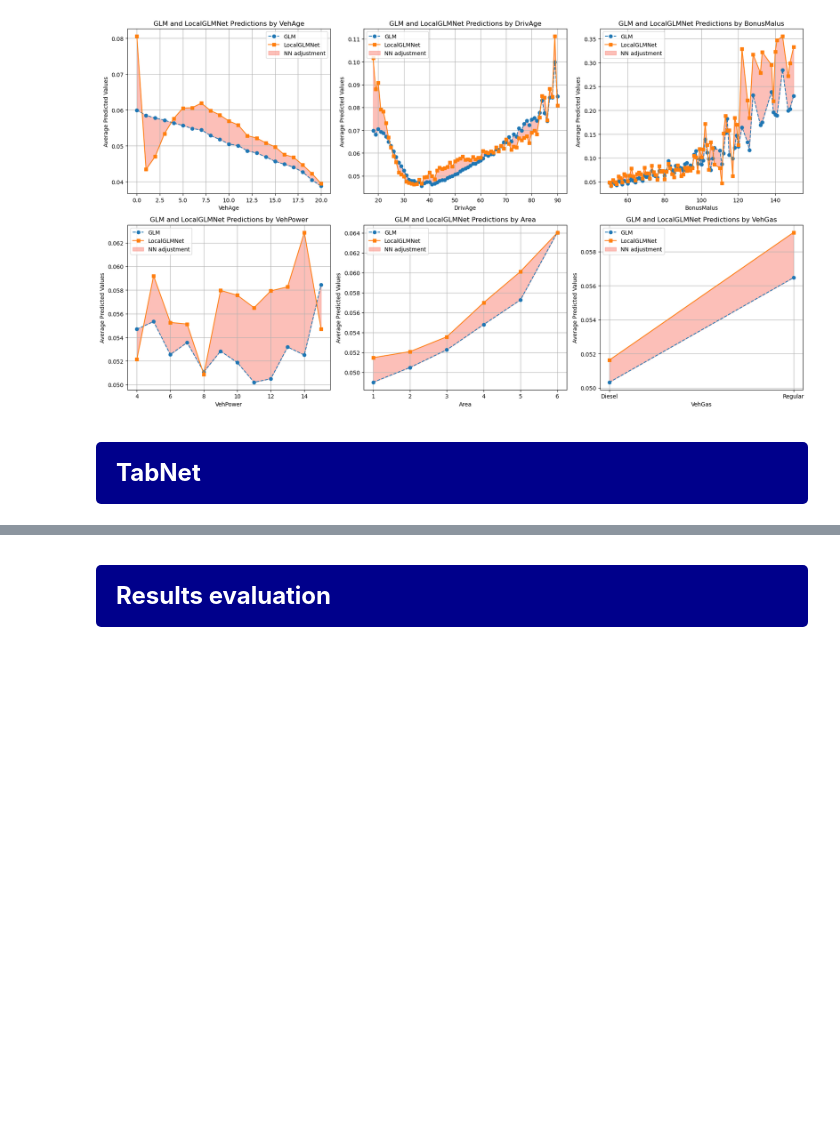
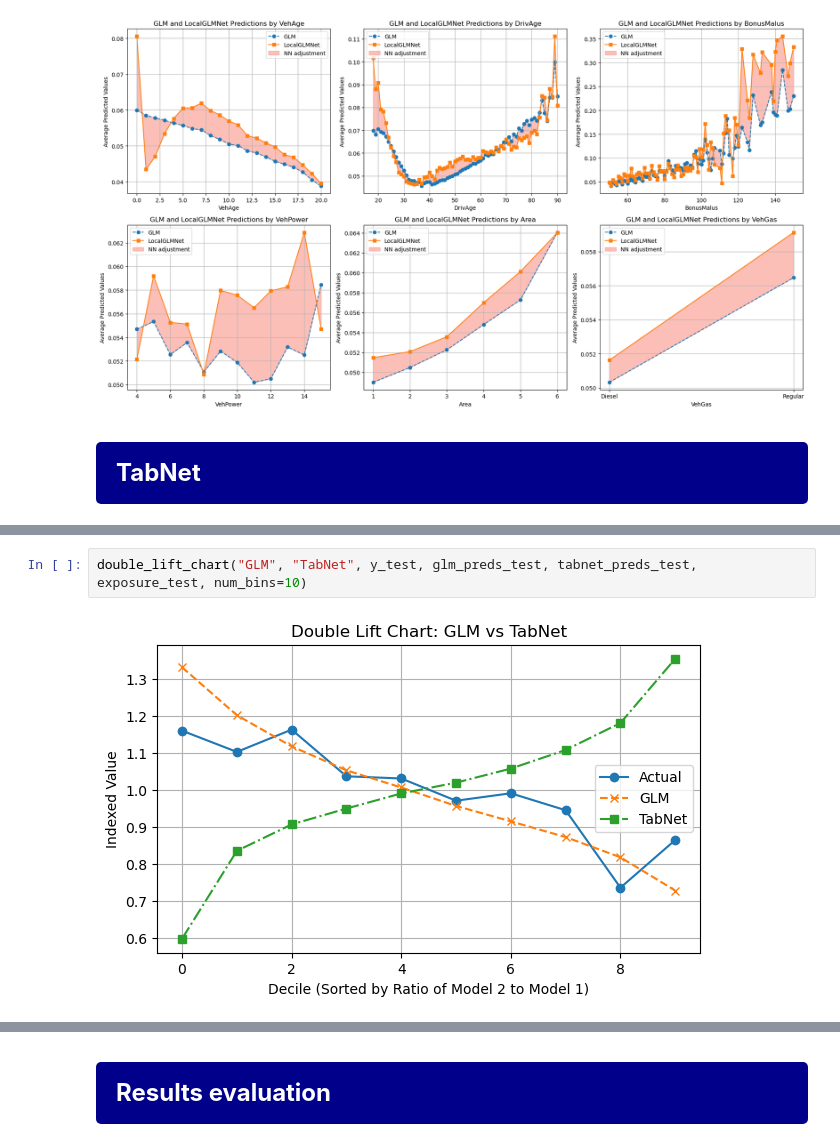
Before and after one commit to bart-custers/DL_for_Actuaries, a Jupyter notebook: notebooks/DL_for_Actuaries.ipynb, the cells around one changed output, grey strips where cells are left out. Drawn from its saved outputs; the diff is of its cells as text; blank space fills up the shorter version.

```diff
--- a/notebooks/DL_for_Actuaries.ipynb
+++ b/notebooks/DL_for_Actuaries.ipynb
@@ -761,0 +835,4 @@ evaluate_model("TabNet", y_test, tabnet_preds_test)
+# %%
+double_lift_chart("GLM", "TabNet", y_test, glm_preds_test, tabnet_preds_test, exposure_test, num_bins=10)
+# %% [output]
+[figure, added]
```
Also changed, not shown: parts of 18 cells of this notebook.
